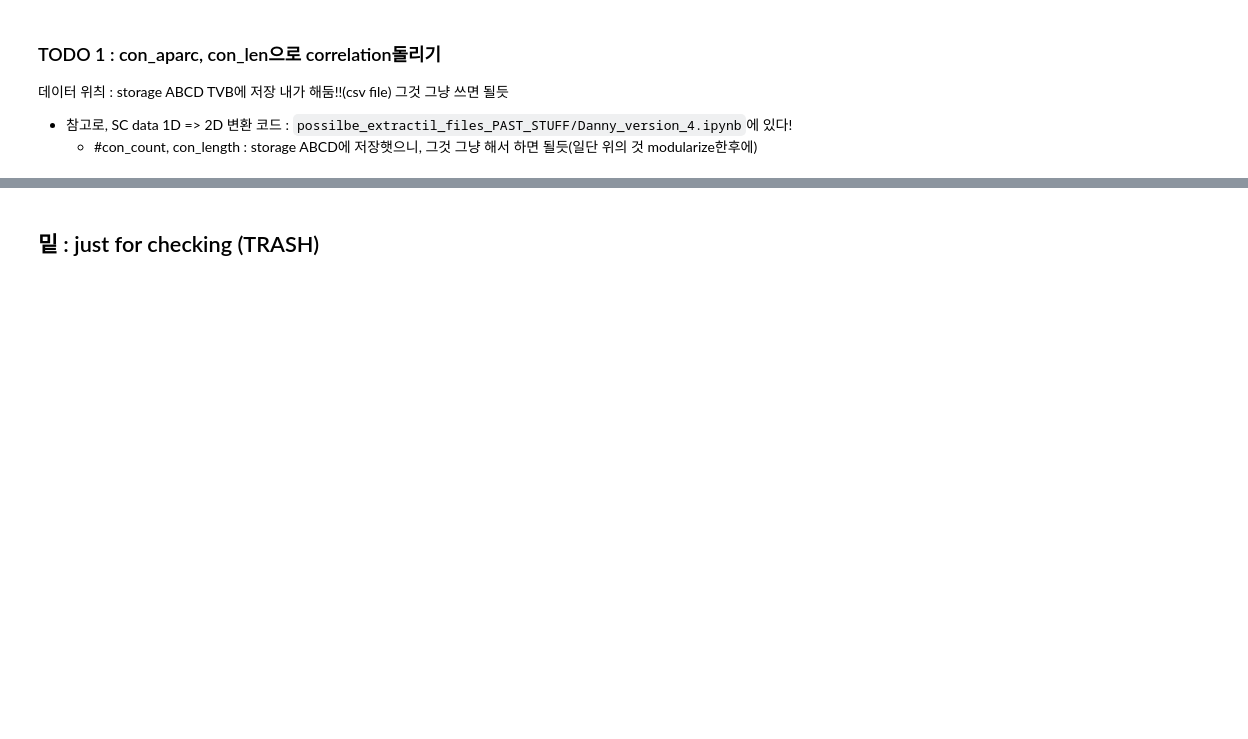
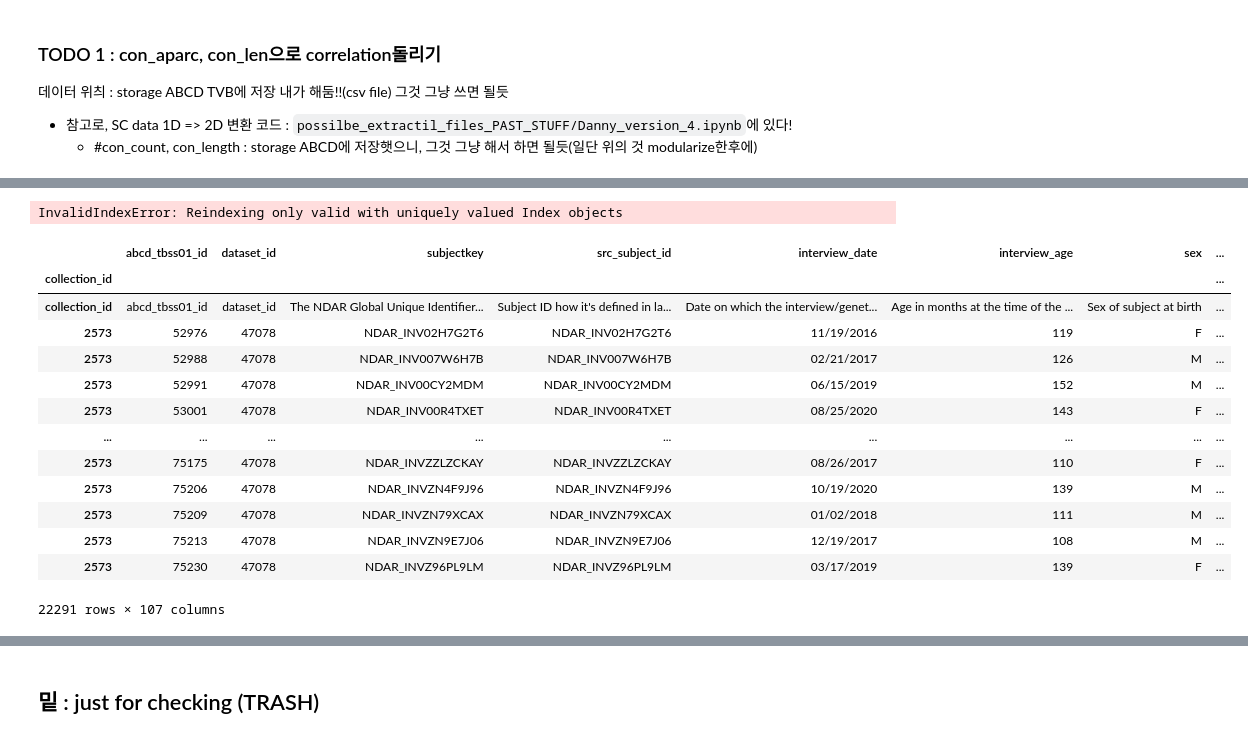
Before and after one commit to Transconnectome/TVB, a Jupyter notebook: Brain_Connectivity/TVB_version.ipynb, the cells around one changed output, grey strips where cells are left out. Cells and saved outputs as stored; diff of their text form; code cells hidden in the pictures; blank space fills up the shorter version.

Commit message:
before modifying

```diff
--- a/Brain_Connectivity/TVB_version.ipynb
+++ b/Brain_Connectivity/TVB_version.ipynb
@@ -537,0 +522,78 @@ Index(['abcd_cbcls01_id', 'dataset_id', 'subjectkey', 'src_subject_id',
+# %%
+"""
+밑의 것 구현 다되면, package화시키기!
+"""
+"""
+* input :
+    * any Dataframe ("data") with index as the subject key,
+    * CBCL, IQ threshold for normal definition
+    * event (baseline(1st release), or 2nd or etc (밑에 df에 이미 나옴))
+        * baseline, 1year, 2year, 3year 이 있다=> 우리는 MRI하니, 2year, 4year하면 될듯...? (or past history보기?)
+* output : output of the original Dataframe, but with subjects that satisfy the above normal criteria
+"""
+
+###package inputs (self input으로 넣으면 될듯)
+data = pd.read_csv('/storage/bigdata/ABCD/TVB/demo.nih.cbcl.els.11875.csv', index_col=0)
+
+CBCL_threshold = 65
+IQ_threshold_std = 2 #within 2std만 남김
+event = 1 #1 year following up, i.e. release 2의 기준으로 보기
+
+
+#step0 : laoding phenotype (both cbcl and NIH, then adding them toegether as a)
+cbcl_data = pd.read_csv('/scratch/connectome/TVB/TVB_RESEARCH/pheno_data/abcd_cbcls01.txt', sep='\t', index_col = 0)
+NIH_toolbox_data = pd.read_csv('/scratch/connectome/TVB/TVB_RESEARCH/pheno_data/abcd_tbss01.txt', sep='\t', index_col = 0)
+
+
+#a = pd.concat([cbcl_data, NIH_toolbox_data], join = 'inner', axis = 1)
+
+
+
+print(" `cbcls` : 본인, `cbcl` : 부모님 ")
+print("부모님 데이터는 안쓰기로 함!(at least for normal subject extraction purposes)")
+print("also, add the IQ thing too")
+##some editing before
+
+#step 1: set id as index
+a = a.set_index('subjectkey')
+
+#step2 : row 2 없애기 => 해야함
+a = a.drop(a.index[0])
+
+#step3 : subjectkey에서 _를 없애기
+new_sub_ID = a.index.str.replace("_","")
+a = a.set_index(new_sub_ID)
+
+#step4 : eventname 에서, 어떠 year것을 보는지 하기! (input이 주어진다고 가정)
+
+
+
+#print(a)
+"""
+cbcls and cbcl이있고 그럼.. 잘 구분하기
+
+
+"""
+#a.drop(a.index[0])
+print(set(a['eventname']))
+
+a
+# %% [output]
+InvalidIndexError: Reindexing only valid with uniquely valued Index objects
+# %%
+NIH_toolbox_data
+# %% [output]
+|  | abcd_tbss01_id | dataset_id | subjectkey | src_subject_id | interview_date | interview_age | sex | ... |
+| collection_id |  |  |  |  |  |  |  | ... |
+| collection_id | abcd_tbss01_id | dataset_id | The NDAR Global Unique Identifier... | Subject ID how it's defined in la... | Date on which the interview/genet... | Age in months at the time of the ... | Sex of subject at birth | ... |
+| 2573 | 52976 | 47078 | NDAR_INV02H7G2T6 | NDAR_INV02H7G2T6 | 11/19/2016 | 119 | F | ... |
+| 2573 | 52988 | 47078 | NDAR_INV007W6H7B | NDAR_INV007W6H7B | 02/21/2017 | 126 | M | ... |
+| 2573 | 52991 | 47078 | NDAR_INV00CY2MDM | NDAR_INV00CY2MDM | 06/15/2019 | 152 | M | ... |
+| 2573 | 53001 | 47078 | NDAR_INV00R4TXET | NDAR_INV00R4TXET | 08/25/2020 | 143 | F | ... |
+| ... | ... | ... | ... | ... | ... | ... | ... | ... |
+| 2573 | 75175 | 47078 | NDAR_INVZZLZCKAY | NDAR_INVZZLZCKAY | 08/26/2017 | 110 | F | ... |
+| 2573 | 75206 | 47078 | NDAR_INVZN4F9J96 | NDAR_INVZN4F9J96 | 10/19/2020 | 139 | M | ... |
+| 2573 | 75209 | 47078 | NDAR_INVZN79XCAX | NDAR_INVZN79XCAX | 01/02/2018 | 111 | M | ... |
+| 2573 | 75213 | 47078 | NDAR_INVZN9E7J06 | NDAR_INVZN9E7J06 | 12/19/2017 | 108 | M | ... |
+| 2573 | 75230 | 47078 | NDAR_INVZ96PL9LM | NDAR_INVZ96PL9LM | 03/17/2019 | 139 | F | ... |
+22291 rows × 107 columns
```
Also changed, not shown: parts of 14 cells of this notebook.
